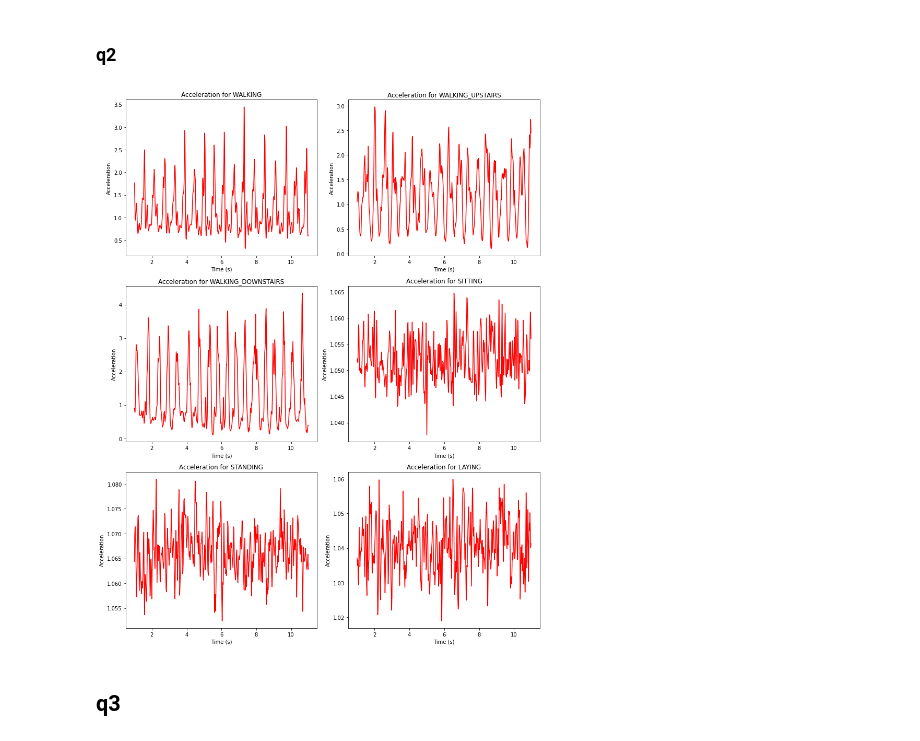
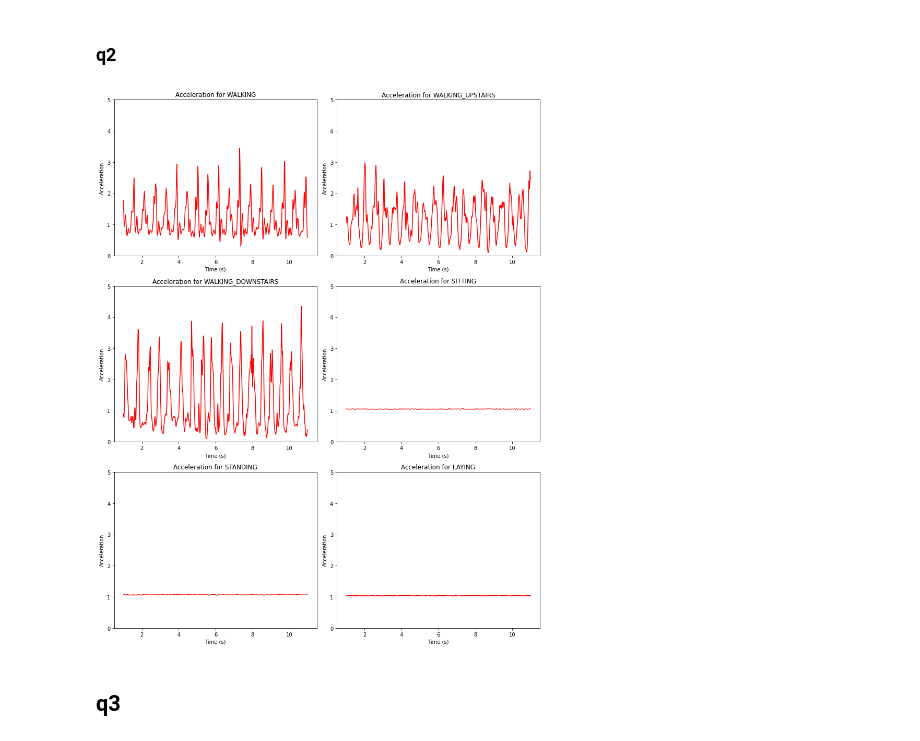
Before and after one commit to RuddhiPS/MachineLearning_Regressors, a Jupyter notebook: Assignment1(HAR_And_DecisionTree)/HAR/Tasks_1_2_3.ipynb, the cells around one changed output. Saved outputs shown, nothing was run; the diff lists cells and outputs as text; code cells hidden in the pictures.

```diff
--- a/Assignment1(HAR_And_DecisionTree)/HAR/Tasks_1_2_3.ipynb
+++ b/Assignment1(HAR_And_DecisionTree)/HAR/Tasks_1_2_3.ipynb
@@ -152,30 +152,32 @@ plt.show()
 # %%
 fig, axes = plt.subplots(nrows=3, ncols=2, figsize=(12, 15))
 axes = axes.flatten()
+plt.setp(axes, ylim=(0,5))
 for act_code in activity_dictionary.keys():
         matching_indices=np.where(y_train==act_code)[0]#we get tuple so we obtain first one by indexing
 
         if matching_indices.size > 0:
 
             window_index=matching_indices[0]
             X_train_window=X_train[window_index,:,:]
             accel_x=X_train_window[:,0]
             accel_y=X_train_window[:,1]
             accel_z=X_train_window[:,2]# from the window we obtain full rows of 0th, 1st and 2nd column
             accel_net_sqr = accel_x**2 + accel_y**2 +accel_z**2
             x=np.arange(1,11,0.02)#considering 1st 10s with sampling frequency of 50Hz
             ax = axes[act_code - 1]  # Adjusting index since keys are 1-based
             ax.plot(x, accel_net_sqr, color='r')
+#             fig.ylim(0,5)
             ax.set_xlabel("Time (s)")
             ax.set_ylabel("Acceleration")
             ax.set_title(f'Acceleration for {activity_dictionary[act_code]}')
         else:
             print("true")
-
+# plt.ylim(0,5)
 plt.tight_layout()
 plt.show()
 # %% [output]
-[figure, old version]
+[figure, new version]
 # %% [markdown]
 ## q3
 # %%
```
Also changed, not shown: parts of 21 cells of this notebook.
